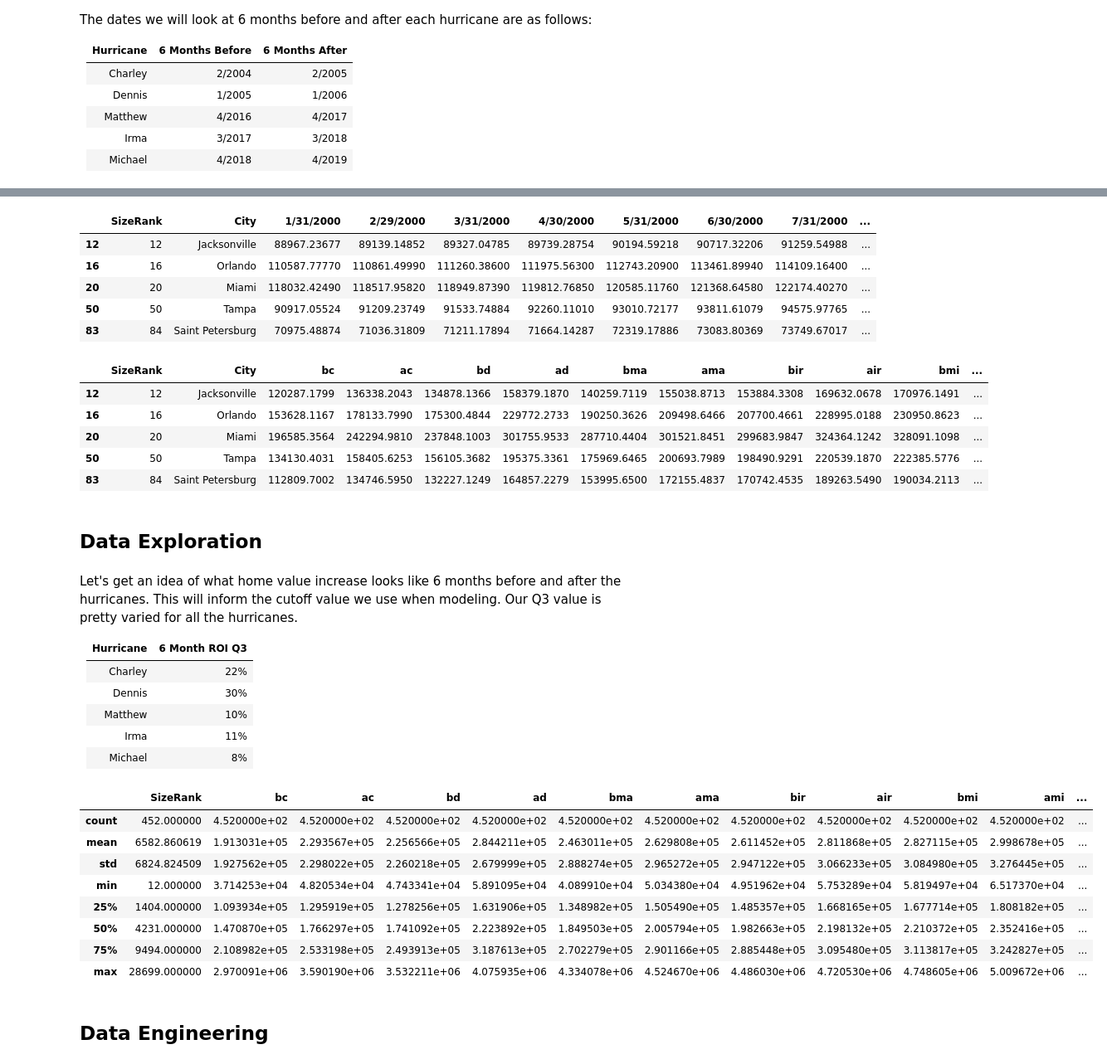
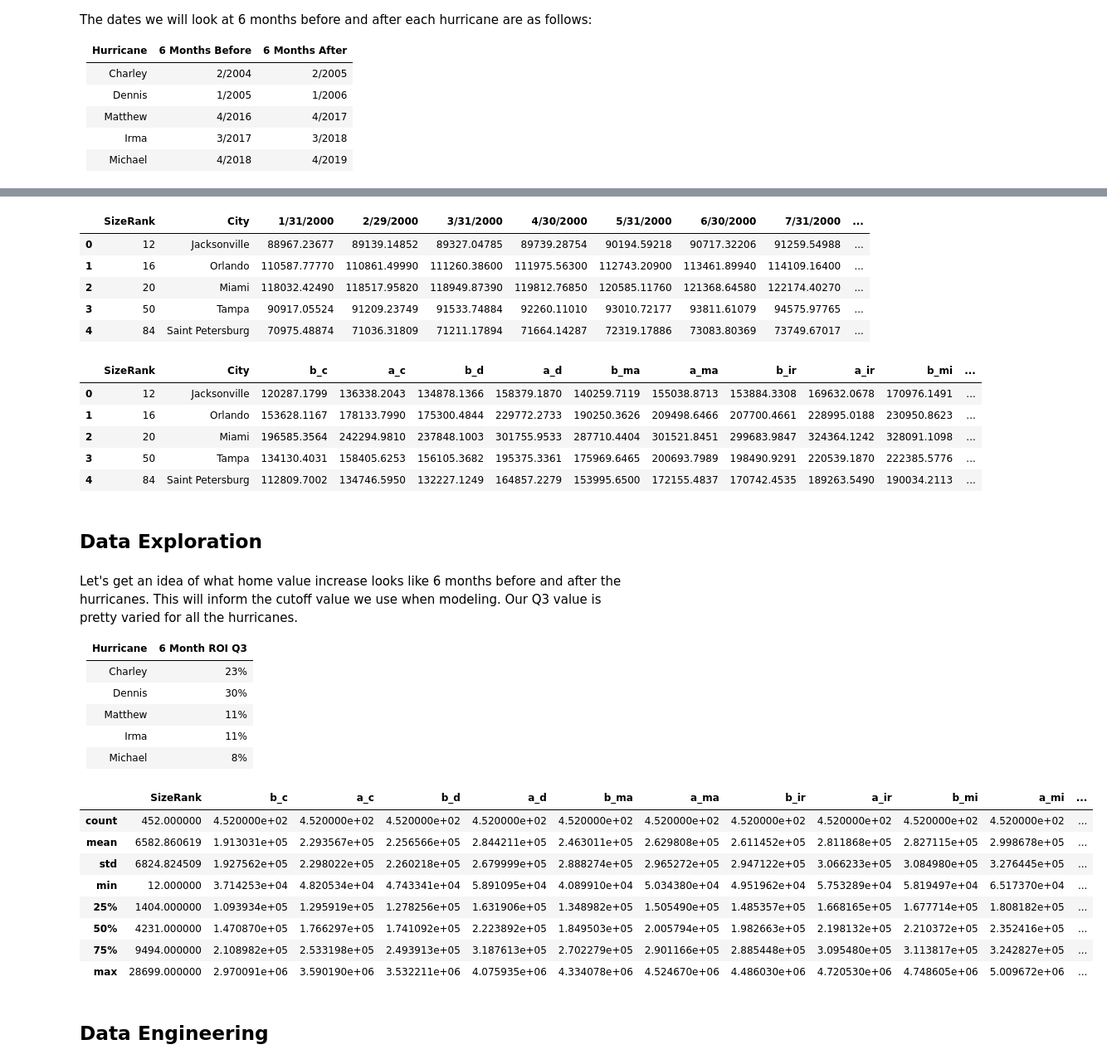
Before and after one commit to SSGrasland/Modeling-Hurricane-Impact-on-Florida-Real-Estate-Value-, a Jupyter notebook: 2a. Housing Data.ipynb, the cells around one changed output, grey strips where cells are left out. Shown at 83% size. Saved outputs shown, nothing was run; the diff lists cells and outputs as text; code cells hidden in the pictures.

```diff
--- a/2a. Housing Data.ipynb
+++ b/2a. Housing Data.ipynb
@@ -379,4 +359,5 @@ The dates we will look at 6 months before and after each hurricane are as follow
 |Michael | 4/2018 | 4/2019 |
 # %%
 #creating a dataframe for 6 months before and after
-h6 = h
+h6 = pd.read_csv(r'data\housing_clean.csv')
+h6.head()
@@ -384,45 +372,45 @@ h6 = h
 #Renaming the columns 6 months before and after each hurricane
 
 #Charley 2/29/2004 2/28/2005
-h6['bc'] = h6['2/29/2004']
-h6['ac'] = h6['2/28/2005']
+h6['b_c'] = h6['2/29/2004']
+h6['a_c'] = h6['2/28/2005']
 
 #Dennis 1/31/2005 1/31/2006
-h6['bd'] = h6['1/31/2005']
-h6['ad'] = h6['1/31/2006']
+h6['b_d'] = h6['1/31/2005']
+h6['a_d'] = h6['1/31/2006']
 
 #Matthew 4/30/2016 4/30/2017
-h6['bma'] = h6['4/30/2016']
-h6['ama'] = h6['4/30/2017']
+h6['b_ma'] = h6['4/30/2016']
+h6['a_ma'] = h6['4/30/2017']
 
 #Irma 3/31/2017 3/31/2018
-h6['bir'] = h6['3/31/2017']
-h6['air'] = h6['3/31/2018']
+h6['b_ir'] = h6['3/31/2017']
+h6['a_ir'] = h6['3/31/2018']
 
 #Michael 4/30/2018 4/30/2019
-h6['bmi'] = h6['4/30/2018']
-h6['ami'] = h6['4/30/2019']
+h6['b_mi'] = h6['4/30/2018']
+h6['a_mi'] = h6['4/30/2019']
 
 #checking that columns were renamed properly
 h6.head()
 # %% [output]
 |  | SizeRank | City | 1/31/2000 | 2/29/2000 | 3/31/2000 | 4/30/2000 | 5/31/2000 | 6/30/2000 | 7/31/2000 | ... |
-| 12 | 12 | Jacksonville | 88967.23677 | 89139.14852 | 89327.04785 | 89739.28754 | 90194.59218 | 90717.32206 | 91259.54988 | ... |
-| 16 | 16 | Orlando | 110587.77770 | 110861.49990 | 111260.38600 | 111975.56300 | 112743.20900 | 113461.89940 | 114109.16400 | ... |
-| 20 | 20 | Miami | 118032.42490 | 118517.95820 | 118949.87390 | 119812.76850 | 120585.11760 | 121368.64580 | 122174.40270 | ... |
-| 50 | 50 | Tampa | 90917.05524 | 91209.23749 | 91533.74884 | 92260.11010 | 93010.72177 | 93811.61079 | 94575.97765 | ... |
-| 83 | 84 | Saint Petersburg | 70975.48874 | 71036.31809 | 71211.17894 | 71664.14287 | 72319.17886 | 73083.80369 | 73749.67017 | ... |
+| 0 | 12 | Jacksonville | 88967.23677 | 89139.14852 | 89327.04785 | 89739.28754 | 90194.59218 | 90717.32206 | 91259.54988 | ... |
+| 1 | 16 | Orlando | 110587.77770 | 110861.49990 | 111260.38600 | 111975.56300 | 112743.20900 | 113461.89940 | 114109.16400 | ... |
+| 2 | 20 | Miami | 118032.42490 | 118517.95820 | 118949.87390 | 119812.76850 | 120585.11760 | 121368.64580 | 122174.40270 | ... |
+| 3 | 50 | Tampa | 90917.05524 | 91209.23749 | 91533.74884 | 92260.11010 | 93010.72177 | 93811.61079 | 94575.97765 | ... |
+| 4 | 84 | Saint Petersburg | 70975.48874 | 71036.31809 | 71211.17894 | 71664.14287 | 72319.17886 | 73083.80369 | 73749.67017 | ... |
 # %%
 #dropping all unecessary date columns
 h6 = h6[h6.columns.drop(list(h6.filter(regex='2')))]
 h6.head()
 # %% [output]
-|  | SizeRank | City | bc | ac | bd | ad | bma | ama | bir | air | bmi | ... |
-| 12 | 12 | Jacksonville | 120287.1799 | 136338.2043 | 134878.1366 | 158379.1870 | 140259.7119 | 155038.8713 | 153884.3308 | 169632.0678 | 170976.1491 | ... |
-| 16 | 16 | Orlando | 153628.1167 | 178133.7990 | 175300.4844 | 229772.2733 | 190250.3626 | 209498.6466 | 207700.4661 | 228995.0188 | 230950.8623 | ... |
-| 20 | 20 | Miami | 196585.3564 | 242294.9810 | 237848.1003 | 301755.9533 | 287710.4404 | 301521.8451 | 299683.9847 | 324364.1242 | 328091.1098 | ... |
-| 50 | 50 | Tampa | 134130.4031 | 158405.6253 | 156105.3682 | 195375.3361 | 175969.6465 | 200693.7989 | 198490.9291 | 220539.1870 | 222385.5776 | ... |
-| 83 | 84 | Saint Petersburg | 112809.7002 | 134746.5950 | 132227.1249 | 164857.2279 | 153995.6500 | 172155.4837 | 170742.4535 | 189263.5490 | 190034.2113 | ... |
+|  | SizeRank | City | b_c | a_c | b_d | a_d | b_ma | a_ma | b_ir | a_ir | b_mi | ... |
+| 0 | 12 | Jacksonville | 120287.1799 | 136338.2043 | 134878.1366 | 158379.1870 | 140259.7119 | 155038.8713 | 153884.3308 | 169632.0678 | 170976.1491 | ... |
+| 1 | 16 | Orlando | 153628.1167 | 178133.7990 | 175300.4844 | 229772.2733 | 190250.3626 | 209498.6466 | 207700.4661 | 228995.0188 | 230950.8623 | ... |
+| 2 | 20 | Miami | 196585.3564 | 242294.9810 | 237848.1003 | 301755.9533 | 287710.4404 | 301521.8451 | 299683.9847 | 324364.1242 | 328091.1098 | ... |
+| 3 | 50 | Tampa | 134130.4031 | 158405.6253 | 156105.3682 | 195375.3361 | 175969.6465 | 200693.7989 | 198490.9291 | 220539.1870 | 222385.5776 | ... |
+| 4 | 84 | Saint Petersburg | 112809.7002 | 134746.5950 | 132227.1249 | 164857.2279 | 153995.6500 | 172155.4837 | 170742.4535 | 189263.5490 | 190034.2113 | ... |
 # %% [markdown]
 ## Data Exploration
 # %% [markdown]
@@ -430,37 +418,37 @@ Let's get an idea of what home value increase looks like 6 months before and aft
 
 | Hurricane | 6 Month ROI Q3 |
 | ------- | -- |
-|Charley | 22% |
+|Charley | 23% |
 |Dennis | 30% |
-|Matthew | 10% |
+|Matthew | 11% |
 |Irma | 11% |
 |Michael | 8% |
 # %%
 #percent = (after - before/before)*100
 
 #finding percent change for Hurricane Charley
-#Q3 = 22%
-h6['percentc'] = (h6['ac'] - h6['bc'])/h6['bc']*100
+#Q3 = 23%
+h6['percent_c'] = (h6['a_c'] - h6['b_c'])/h6['b_c']*100
 
 #finding percent change for Hurricane Dennis
 #Q3 = 30%
-h6['percentd'] = (h6['ad'] - h6['bd'])/h6['bd']*100
+h6['percent_d'] = (h6['a_d'] - h6['b_d'])/h6['b_d']*100
 
 #finding percent change for Hurricane Matthew
-#Q3 = 10%
-h6['percentma'] = (h6['ama'] - h6['bma'])/h6['bma']*100
+#Q3 = 11%
+h6['percent_ma'] = (h6['a_ma'] - h6['b_ma'])/h6['b_ma']*100
 
 #finding percent change for Hurricane Irma
 #Q3 = 11%
-h6['percentir'] = (h6['air'] - h6['bir'])/h6['bir']*100
+h6['percent_ir'] = (h6['a_ir'] - h6['b_ir'])/h6['b_ir']*100
 
 #finding percent change for Hurricane Michael
 #Q3 = 8%
-h6['percentmi'] = (h6['ami'] - h6['bmi'])/h6['bmi']*100
+h6['percent_mi'] = (h6['a_mi'] - h6['b_mi'])/h6['b_mi']*100
 
 h6.describe()
 # %% [output]
-|  | SizeRank | bc | ac | bd | ad | bma | ama | bir | air | bmi | ami | ... |
+|  | SizeRank | b_c | a_c | b_d | a_d | b_ma | a_ma | b_ir | a_ir | b_mi | a_mi | ... |
 | count | 452.000000 | 4.520000e+02 | 4.520000e+02 | 4.520000e+02 | 4.520000e+02 | 4.520000e+02 | 4.520000e+02 | 4.520000e+02 | 4.520000e+02 | 4.520000e+02 | 4.520000e+02 | ... |
 | mean | 6582.860619 | 1.913031e+05 | 2.293567e+05 | 2.256566e+05 | 2.844211e+05 | 2.463011e+05 | 2.629808e+05 | 2.611452e+05 | 2.811868e+05 | 2.827115e+05 | 2.998678e+05 | ... |
 | std | 6824.824509 | 1.927562e+05 | 2.298022e+05 | 2.260218e+05 | 2.679999e+05 | 2.888274e+05 | 2.965272e+05 | 2.947122e+05 | 3.066233e+05 | 3.084980e+05 | 3.276445e+05 | ... |
```
Also changed, not shown: parts of 52 cells of this notebook, 2 other files.
